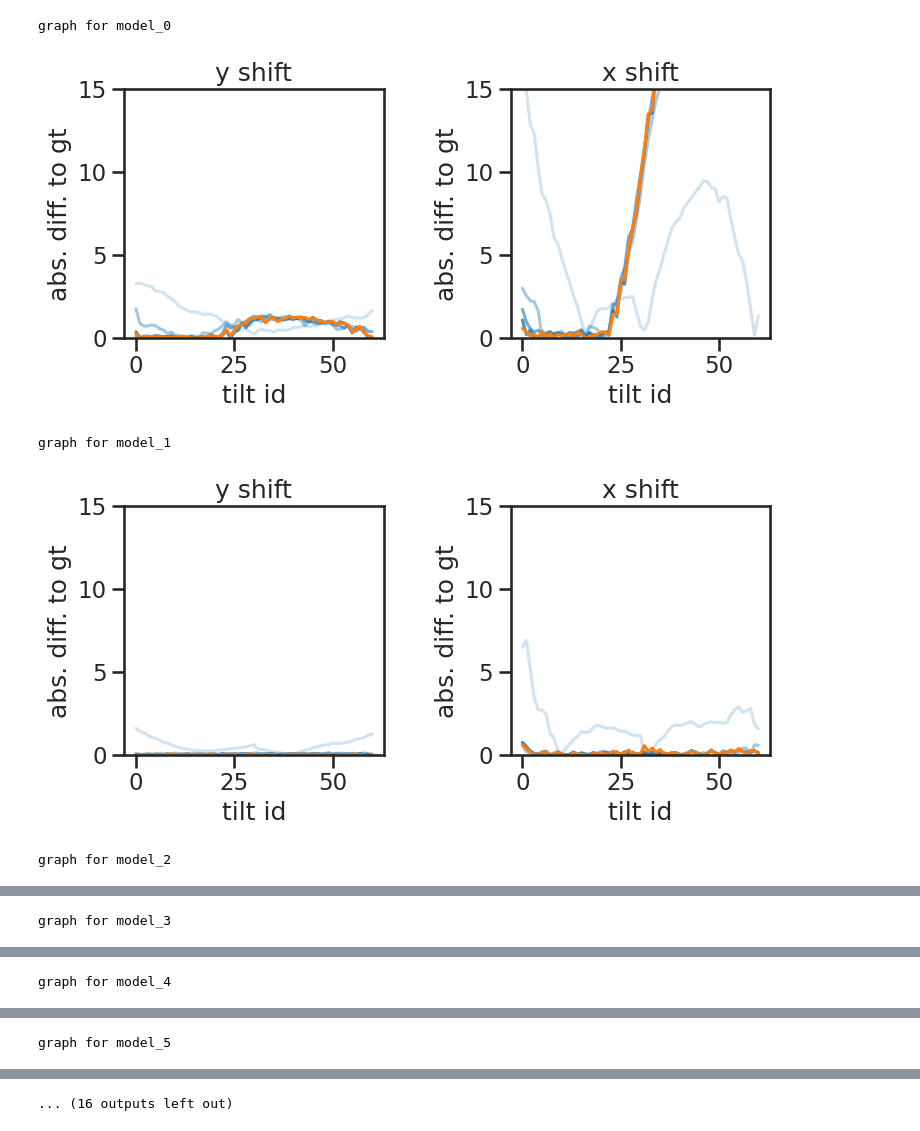
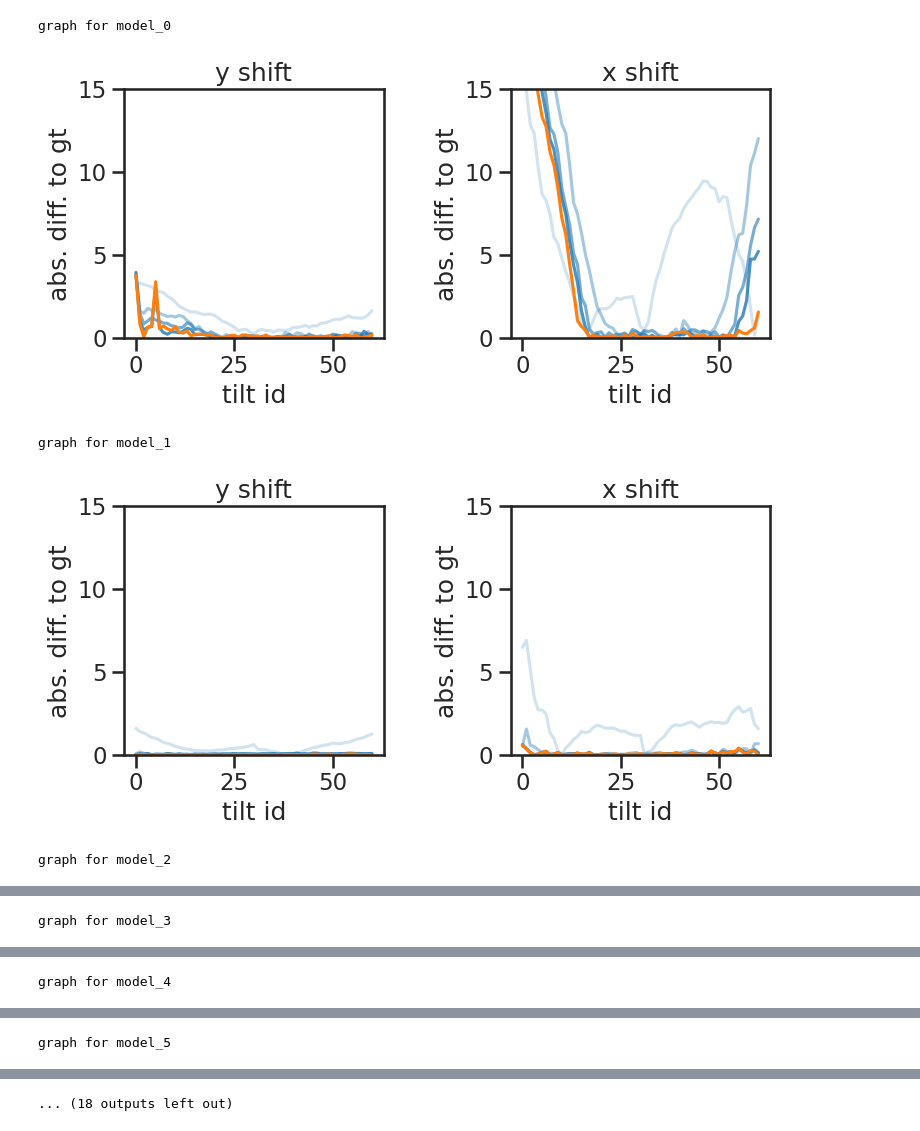
Before and after one commit to warpem/miss-alignment, a Jupyter notebook: paper/notebooks/shrec_eval/visualize_iterations.ipynb, the cells around one changed output, grey strips where cells are left out. Drawn from its saved outputs; the diff is of its cells as text; code cells hidden in the pictures.

```diff
--- a/paper/notebooks/shrec_eval/visualize_iterations.ipynb
+++ b/paper/notebooks/shrec_eval/visualize_iterations.ipynb
@@ -43,7 +43,7 @@ def center_tomogram(tilt_series_ground_truth, tilt_series):
 
 results = []
 n_iters = 5
-experiment = 'run_ablation3'
+experiment = 'run_shift_fracture'
 for x in range(10):
     print(f'graph for model_{x}')
     gt = read_tomogram_from_pickle(f'/data/mchaillet/model_training/shrec/run8/ground_truth/model_{x}.pickle')
@@ -77,34 +77,34 @@ for x in range(10):
     plt.tight_layout()
     plt.show()
 
 
 for x in range(10):
     gt = read_tomogram_from_pickle(f'/data/mchaillet/model_training/shrec/run8/ground_truth/model_{x}.pickle')
     # gt.sample_translations[:, 1] *= torch.cos(torch.deg2rad(gt.tilt_angles))
     at_alignment = read_aretomo_alignment(f'aretomo1_alignment/model_{x}.aln')
     at = deepcopy(gt)
     at.sample_translations = at_alignment
     # at = center_tomogram(gt, at)
     fig, ax = plt.subplots(1, 2, figsize=(8, 4))
     abs_diff = torch.abs(gt.sample_translations - at.sample_translations)
     for a in abs_diff:
             results.append([x, 'aretomo', a[0].item(), a[1].item()])
     # results.append([x, 'aretomo', torch.mean(abs_diff[:, 0]).item(), torch.mean(abs_diff[:, 1]).item()])
     ax[0].plot(abs_diff[:, 0], color='tab:blue', alpha=(i + 1) / n_iters)
     ax[1].plot(abs_diff[:, 1], color='tab:blue', alpha=(i + 1) / n_iters)
     ax[0].set_title('y shift')
     ax[0].set_ylabel('abs. diff. to gt')
     ax[0].set_xlabel('tilt id')
     ax[0].set_ylim(0, 15)
     ax[1].set_title('x shift')
     ax[1].set_ylabel('abs. diff. to gt')
     ax[1].set_xlabel('tilt id')
     ax[1].set_ylim(0, 15)
     plt.tight_layout()
     plt.show()
 # %% [output]
 graph for model_0
-[figure, old version]
+[figure, new version]
 graph for model_1
-[figure, old version]
+[figure, new version]
 graph for model_2
@@ -118,4 +118,4 @@ graph for model_5
-... (16 outputs left out)
+... (18 outputs left out)
 # %%
 data = pd.DataFrame(results, columns=['model', 'iteration', 'abs y diff', 'abs x diff'])
 
```
Also changed, not shown: parts of 3 cells of this notebook, 24 other files.
